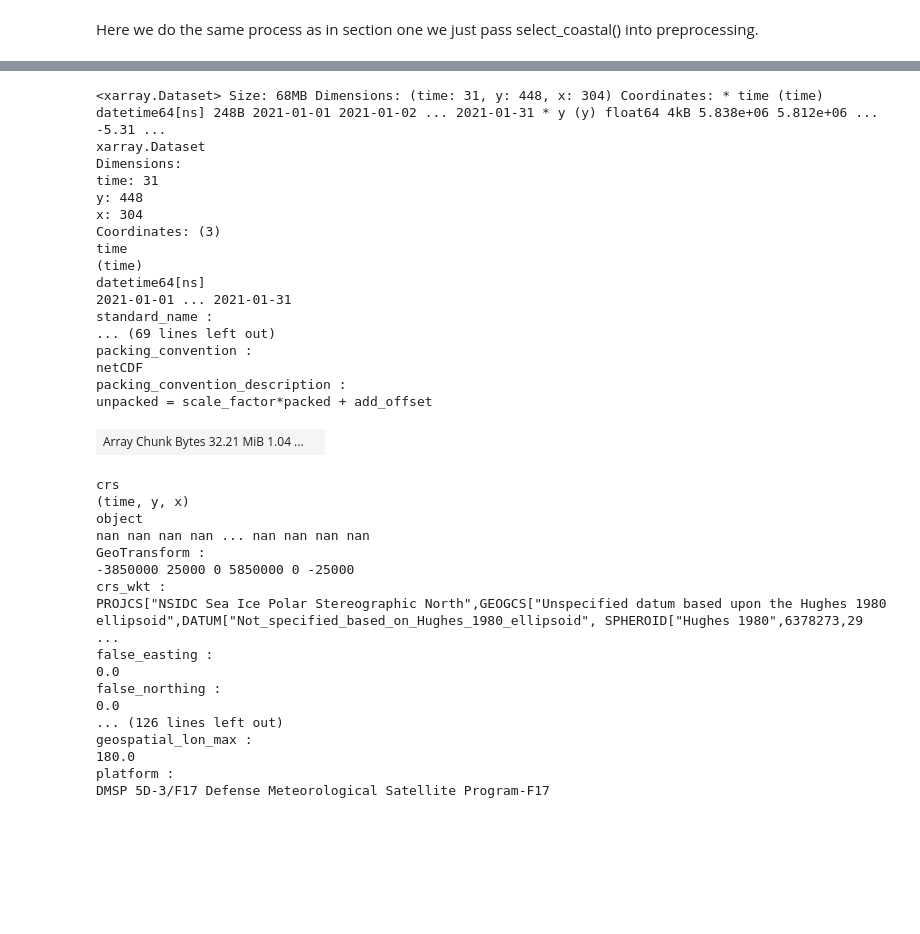
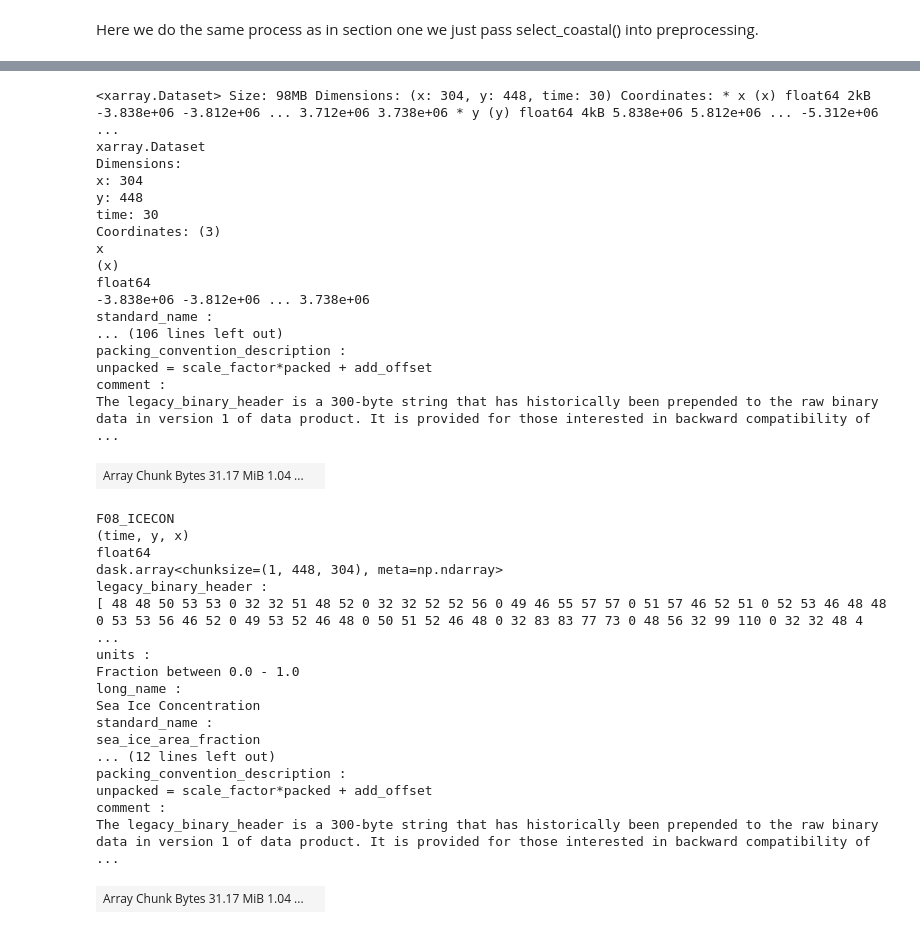
Before and after one commit to felixleodiaz/coastal-sea-ice, a Jupyter notebook: scripts/CNSIDCtutorial.ipynb, the cells around one changed output, grey strips where cells are left out. Saved outputs shown, nothing was run; the diff lists cells and outputs as text; code cells hidden in the pictures; blank space fills up the shorter version.

```diff
--- a/scripts/CNSIDCtutorial.ipynb
+++ b/scripts/CNSIDCtutorial.ipynb
@@ -194,38 +186,59 @@ The next problem is that when we use larger time frames the satellite that measu
 # %%
+# get results in earthaccess
+
+results = earthaccess.search_data(
+    short_name='NSIDC-0051',
+    temporal=('2021-01-01', '2021-01-15'),
+    bounding_box=(-180, 0, 180, 90),
+    cloud_hosted=True
+)
+
+results += earthaccess.search_data(
+    short_name='NSIDC-0051',
+    temporal=('1990-01-01', '1990-01-15'),
+    bounding_box=(-180, 0, 180, 90),
+    cloud_hosted=True
+)
+
+# open results with xarray
+
+files = earthaccess.open(results)
+ds = xr.open_mfdataset(files, parallel=True, combine='by_coords', preprocess=select_coastal)
 ds
 # %% [output]
-<xarray.Dataset> Size: 68MB Dimensions: (time: 31, y: 448, x: 304) Coordinates: * time (time) datetime64[ns] 248B 2021-01-01 2021-01-02 ... 2021-01-31 * y (y) float64 4kB 5.838e+06 5.812e+06 ... -5.31 ...
+<xarray.Dataset> Size: 98MB Dimensions: (x: 304, y: 448, time: 30) Coordinates: * x (x) float64 2kB -3.838e+06 -3.812e+06 ... 3.712e+06 3.738e+06 * y (y) float64 4kB 5.838e+06 5.812e+06 ... -5.312e+06 ...
 xarray.Dataset
 Dimensions:
-time: 31
+x: 304
 y: 448
-x: 304
+time: 30
 Coordinates: (3)
-time
-(time)
-datetime64[ns]
-2021-01-01 ... 2021-01-31
+x
+(x)
+float64
+-3.838e+06 -3.812e+06 ... 3.738e+06
 standard_name :
-... (69 lines left out)
-packing_convention :
-netCDF
+... (106 lines left out)
 packing_convention_description :
 unpacked = scale_factor*packed + add_offset
+comment :
+The legacy_binary_header is a 300-byte string that has historically been prepended to the raw binary data in version 1 of data product. It is provided for those interested in backward compatibility of ...
-| Array Chunk Bytes 32.21 MiB 1.04 ... |  |
+| Array Chunk Bytes 31.17 MiB 1.04 ... |  |
-crs
+F08_ICECON
 (time, y, x)
-object
-nan nan nan nan ... nan nan nan nan
-GeoTransform :
--3850000 25000 0 5850000 0 -25000
-crs_wkt :
-PROJCS["NSIDC Sea Ice Polar Stereographic North",GEOGCS["Unspecified datum based upon the Hughes 1980 ellipsoid",DATUM["Not_specified_based_on_Hughes_1980_ellipsoid", SPHEROID["Hughes 1980",6378273,29 ...
-false_easting :
-0.0
-false_northing :
-0.0
-... (126 lines left out)
-geospatial_lon_max :
-180.0
-platform :
-DMSP 5D-3/F17 Defense Meteorological Satellite Program-F17
+float64
+dask.array<chunksize=(1, 448, 304), meta=np.ndarray>
+legacy_binary_header :
+[ 48 48 50 53 53 0 32 32 51 48 52 0 32 32 52 52 56 0 49 46 55 57 57 0 51 57 46 52 51 0 52 53 46 48 48 0 53 53 56 46 52 0 49 53 52 46 48 0 50 51 52 46 48 0 32 83 83 77 73 0 48 56 32 99 110 0 32 32 48 4 ...
+units :
+Fraction between 0.0 - 1.0
+long_name :
+Sea Ice Concentration
+standard_name :
+sea_ice_area_fraction
+... (12 lines left out)
+packing_convention_description :
+unpacked = scale_factor*packed + add_offset
+comment :
+The legacy_binary_header is a 300-byte string that has historically been prepended to the raw binary data in version 1 of data product. It is provided for those interested in backward compatibility of ...
+| Array Chunk Bytes 31.17 MiB 1.04 ... |  |
```
Also changed, not shown: parts of 13 cells of this notebook, 2 other files.
